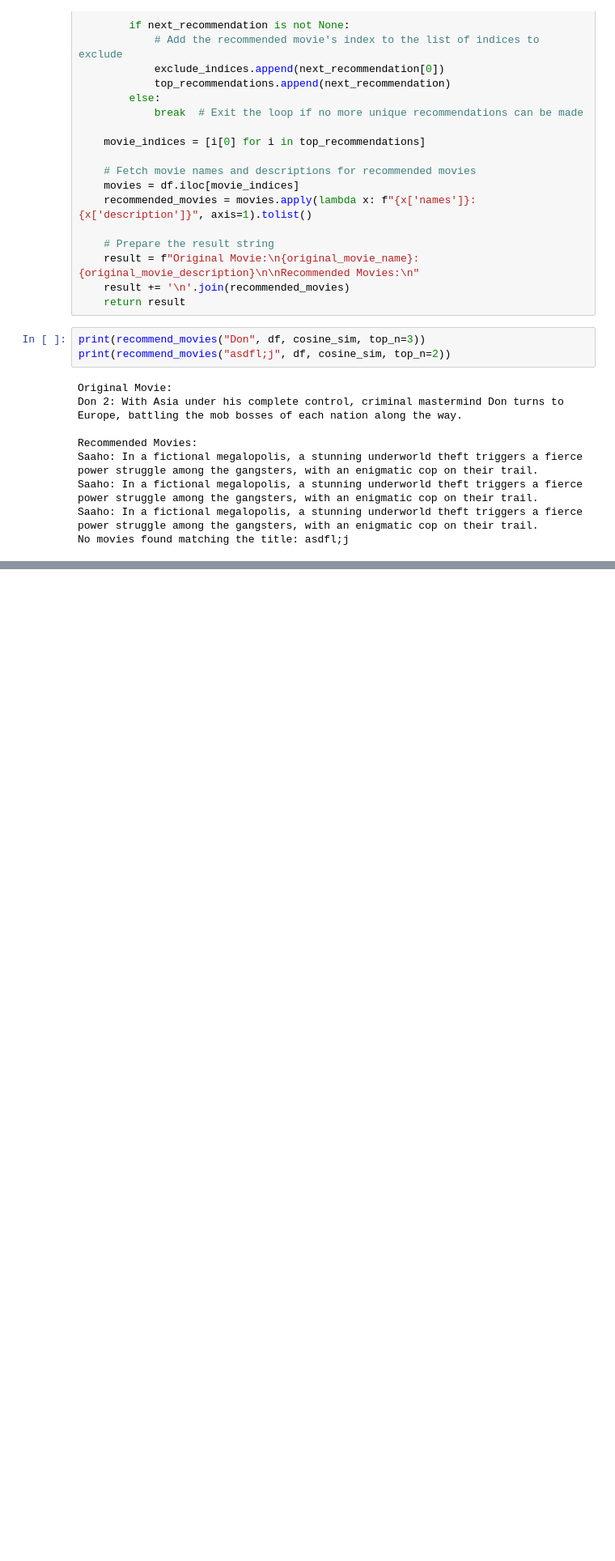
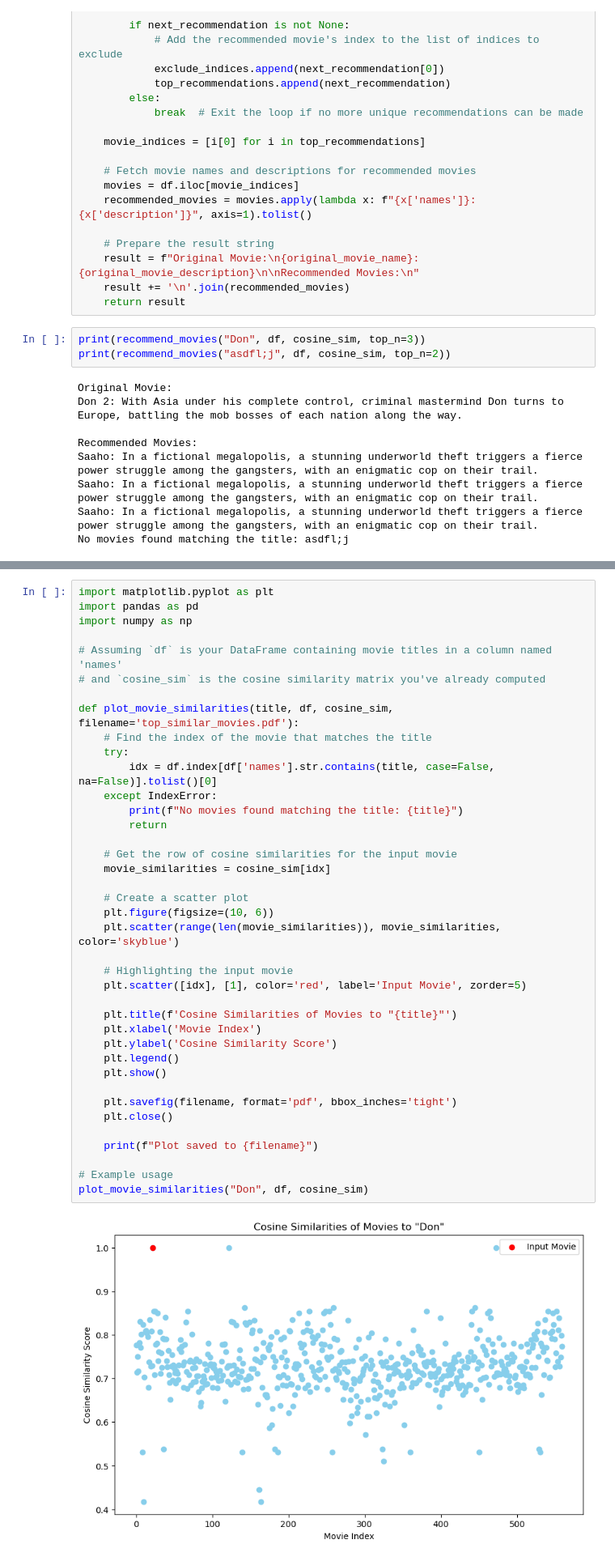
Before and after one commit to tulane-cmps6730/project-movies, a Jupyter notebook: notebooks/experiments2:CosignSimilarity.ipynb, the cells around one changed output, grey strips where cells are left out. Shown at 81% size. Saved outputs shown, nothing was run; the diff lists cells and outputs as text; blank space fills up the shorter version.

```diff
--- a/notebooks/experiments2:CosignSimilarity.ipynb
+++ b/notebooks/experiments2:CosignSimilarity.ipynb
@@ -211,0 +186,41 @@ df.head(30)
+# %%
+import matplotlib.pyplot as plt
+import pandas as pd
+import numpy as np
+
+# Assuming `df` is your DataFrame containing movie titles in a column named 'names'
+# and `cosine_sim` is the cosine similarity matrix you've already computed
+
+def plot_movie_similarities(title, df, cosine_sim, filename='top_similar_movies.pdf'):
+    # Find the index of the movie that matches the title
+    try:
+        idx = df.index[df['names'].str.contains(title, case=False, na=False)].tolist()[0]
+    except IndexError:
+        print(f"No movies found matching the title: {title}")
+        return
+
+    # Get the row of cosine similarities for the input movie
+    movie_similarities = cosine_sim[idx]
+
+    # Create a scatter plot
+    plt.figure(figsize=(10, 6))
+    plt.scatter(range(len(movie_similarities)), movie_similarities, color='skyblue')
+
+    # Highlighting the input movie
+    plt.scatter([idx], [1], color='red', label='Input Movie', zorder=5)
+
+    plt.title(f'Cosine Similarities of Movies to "{title}"')
+    plt.xlabel('Movie Index')
+    plt.ylabel('Cosine Similarity Score')
+    plt.legend()
+    plt.show()
+
+    plt.savefig(filename, format='pdf', bbox_inches='tight')
+    plt.close()
+
+    print(f"Plot saved to {filename}")
+
+# Example usage
+plot_movie_similarities("Don", df, cosine_sim)
+# %% [output]
+[figure, added]
```
Also changed, not shown: parts of 4 cells of this notebook, 7 other files.
